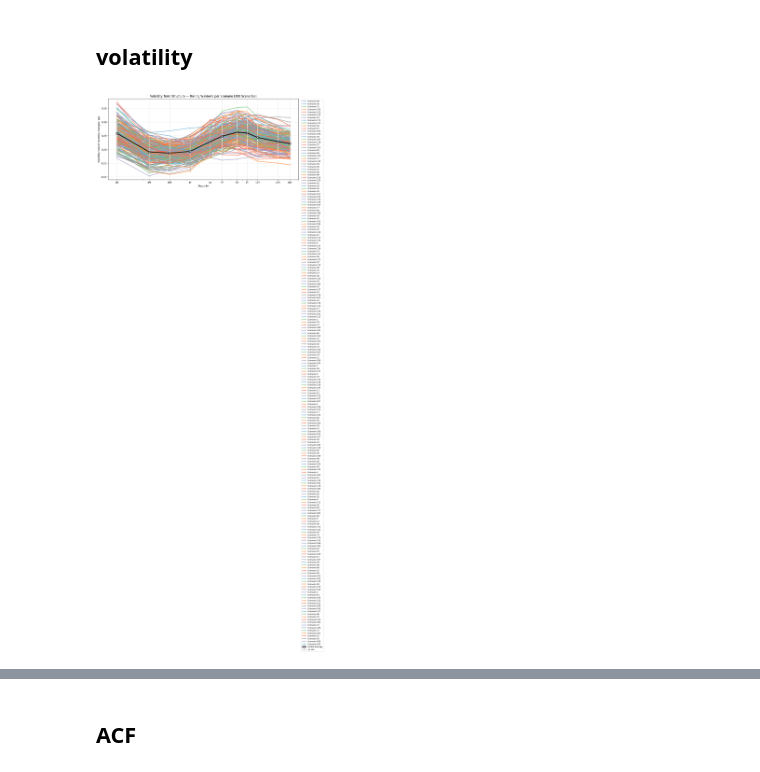
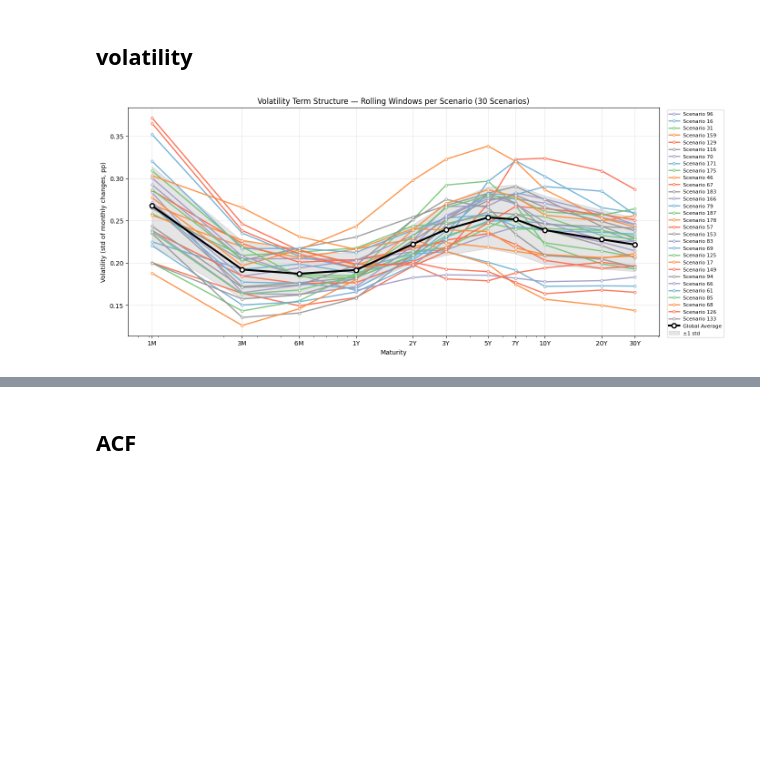
Before and after one commit to Kaatdj/Thesis-ALM, a Jupyter notebook: plotting mvp1 18-4/plotting mvp1 18-4.ipynb, the cells around one changed output, grey strips where cells are left out. Saved outputs shown, nothing was run; the diff lists cells and outputs as text; code cells hidden in the pictures; blank space fills up the shorter version.

```diff
--- a/plotting mvp1 18-4/plotting mvp1 18-4.ipynb
+++ b/plotting mvp1 18-4/plotting mvp1 18-4.ipynb
@@ -171,7 +171,7 @@ scenarios = sim["Scenario_ID"].unique()
 # ==============================
 WINDOW = 60
 STEP   = 12
-N_SCEN = 200
+N_SCEN = 30
 
 np.random.seed(42)
 selected_scenarios = np.random.choice(scenarios, size=N_SCEN, replace=False)
@@ -244,34 +244,34 @@ ax.plot(maturity_years, avg_vol,
         label="Global Average",
         zorder=10)
 
 # --- optional std band ---
 ax.fill_between(maturity_years,
                 avg_vol - std_vol,
                 avg_vol + std_vol,
                 color="black",
                 alpha=0.1,
                 label="±1 std")
 
 # ==============================
 # STYLING
 # ==============================
 ax.set_xscale("log")
 ax.set_xticks(maturity_years)
 ax.set_xticklabels(maturities)
 
 ax.set_xlabel("Maturity")
 ax.set_ylabel("Volatility (std of monthly changes, pp)")
 ax.set_title(f"Volatility Term Structure — Rolling Windows per Scenario ({N_SCEN} Scenarios)")
 
 ax.grid(alpha=0.3)
 
 ax.legend(fontsize=8, bbox_to_anchor=(1.01, 1), loc="upper left")
 
 plt.tight_layout()
 #plt.savefig("volatility_scenario_gradients_avg.png", dpi=150, bbox_inches="tight")
 plt.show()
 # %% [output]
-[figure, old version]
+[figure, new version]
 # %%
 import pandas as pd
 import numpy as np
```
Also changed, not shown: 4 other files.
